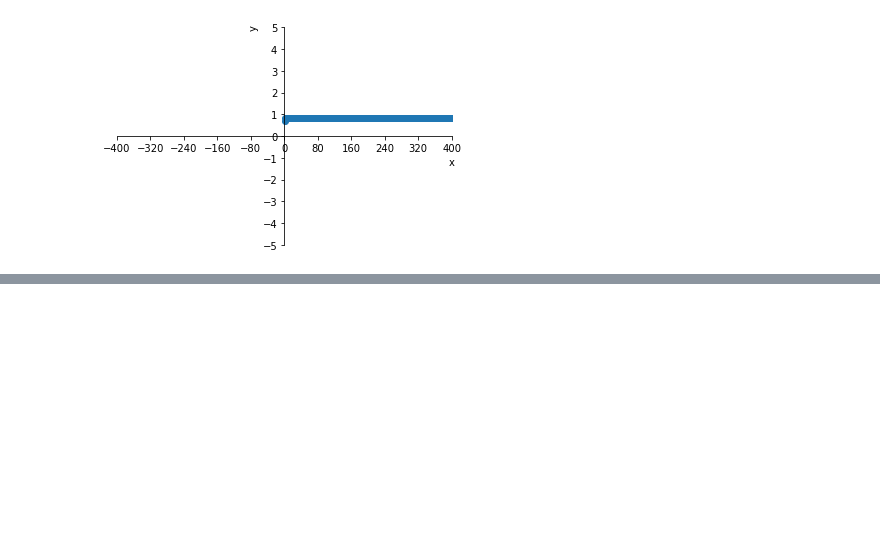
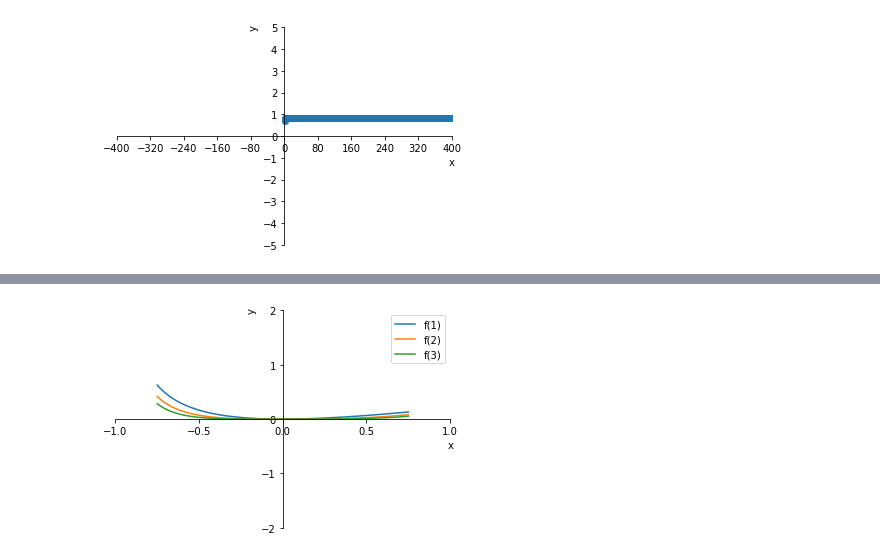
Before and after one commit to Zhurp2020/NLP-from-scratch, a Jupyter notebook: Thomas Calculus/Chapter 10 code.ipynb, the cells around one changed output, grey strips where cells are left out. Saved outputs shown, nothing was run; the diff lists cells and outputs as text; code cells hidden in the pictures; blank space fills up the shorter version.

```diff
--- a/Thomas Calculus/Chapter 10 code.ipynb
+++ b/Thomas Calculus/Chapter 10 code.ipynb
@@ -140,0 +187,10 @@ p.ax.scatter(x,y)
+# %%
+def e1(x):
+    return np.abs(f1(x) - f2(x))
+def e2(x):
+    return np.abs(f1(x) - f3(x))
+def e3(x):
+    return np.abs(f1(x) - f4(x) )
+FunctionPlotter([e1,e2,e3],3,np.linspace(-0.75,0.75,100),ticks=[np.linspace(-1,1,5),np.linspace(-2,2,5)],lim=[(-1,1),(-2,2)]).PlotMultiFunction()
+# %% [output]
+[figure, added]
```
Also changed, not shown: parts of 4 cells of this notebook, 2 other files.
